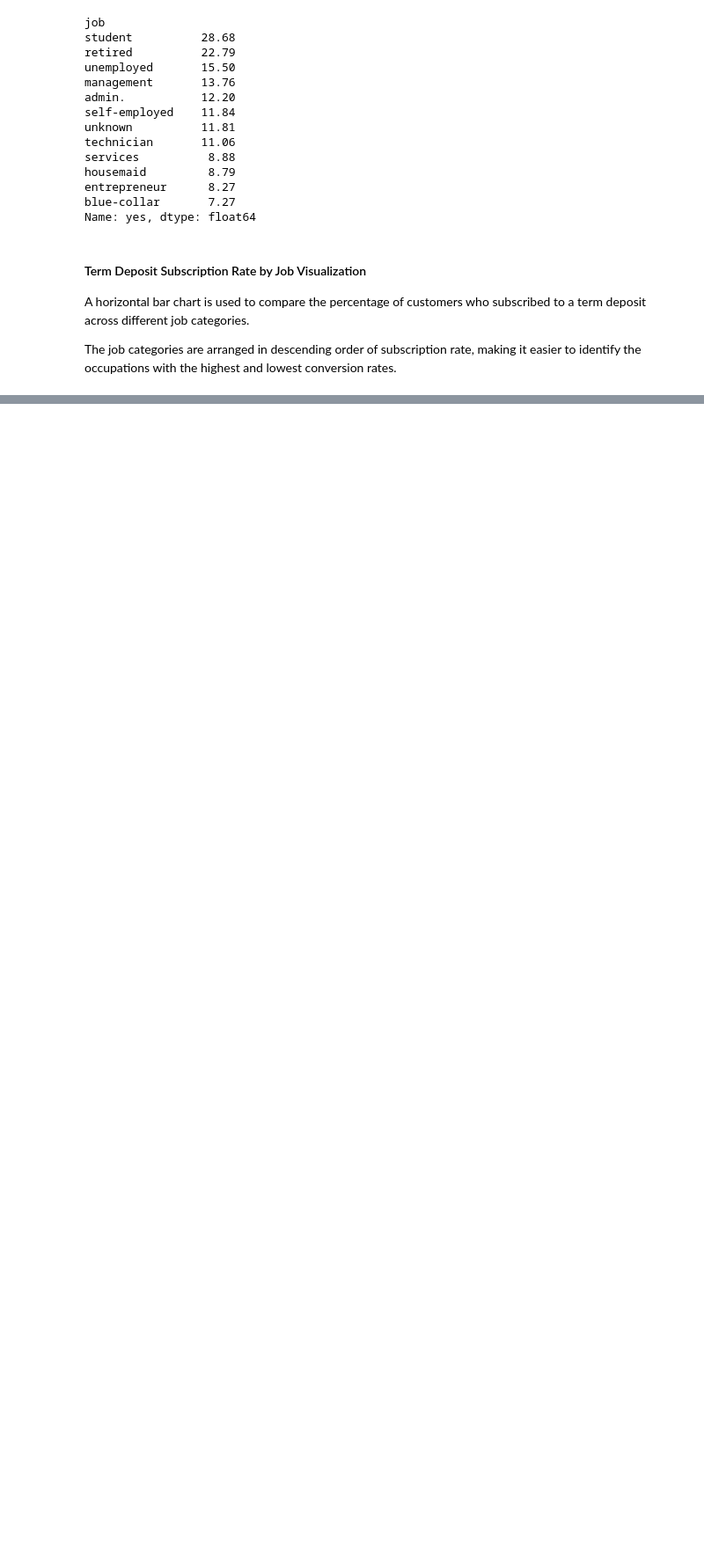
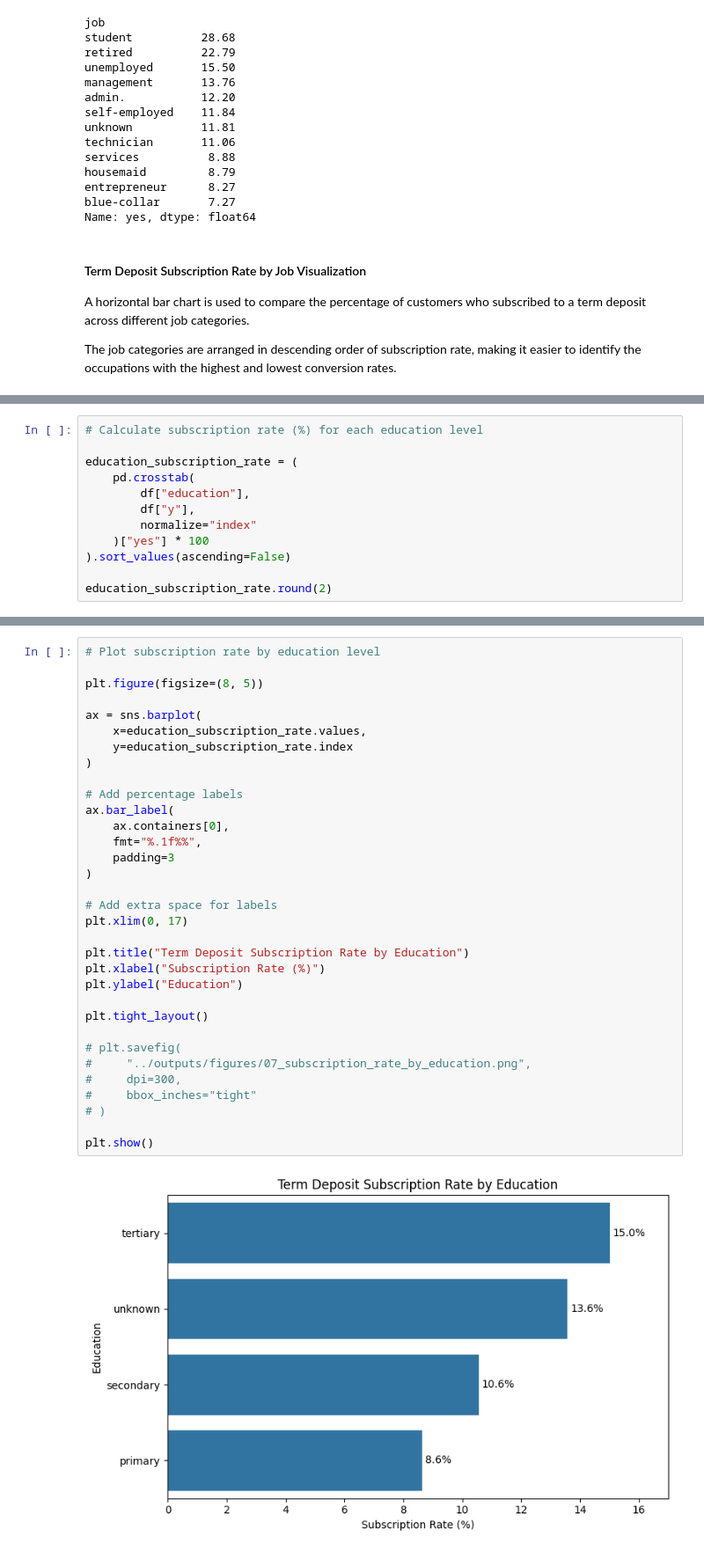
Before and after one commit to huzaifawaheed2/DevelopersHub-Corporation-Advanced-Internship, a Jupyter notebook: Project-01-Term-Deposit-Prediction/notebooks/term_deposit_prediction.ipynb, the cells around one changed output, grey strips where cells are left out. Shown at 88% size. Cells and saved outputs as stored; diff of their text form; blank space fills up the shorter version.

```diff
--- a/Project-01-Term-Deposit-Prediction/notebooks/term_deposit_prediction.ipynb
+++ b/Project-01-Term-Deposit-Prediction/notebooks/term_deposit_prediction.ipynb
@@ -566,0 +642,12 @@ plt.show()
+# %%
+# Calculate subscription rate (%) for each education level
+
+education_subscription_rate = (
+    pd.crosstab(
+        df["education"],
+        df["y"],
+        normalize="index"
+    )["yes"] * 100
+).sort_values(ascending=False)
+
+education_subscription_rate.round(2)
@@ -566,0 +667,35 @@ plt.show()
+# %%
+# Plot subscription rate by education level
+
+plt.figure(figsize=(8, 5))
+
+ax = sns.barplot(
+    x=education_subscription_rate.values,
+    y=education_subscription_rate.index
+)
+
+# Add percentage labels
+ax.bar_label(
+    ax.containers[0],
+    fmt="%.1f%%",
+    padding=3
+)
+
+# Add extra space for labels
+plt.xlim(0, 17)
+
+plt.title("Term Deposit Subscription Rate by Education")
+plt.xlabel("Subscription Rate (%)")
+plt.ylabel("Education")
+
+plt.tight_layout()
+
+# plt.savefig(
+#     "../outputs/figures/07_subscription_rate_by_education.png",
+#     dpi=300,
+#     bbox_inches="tight"
+# )
+
+plt.show()
+# %% [output]
+[figure, added]
```
Also changed, not shown: parts of 16 cells of this notebook.
